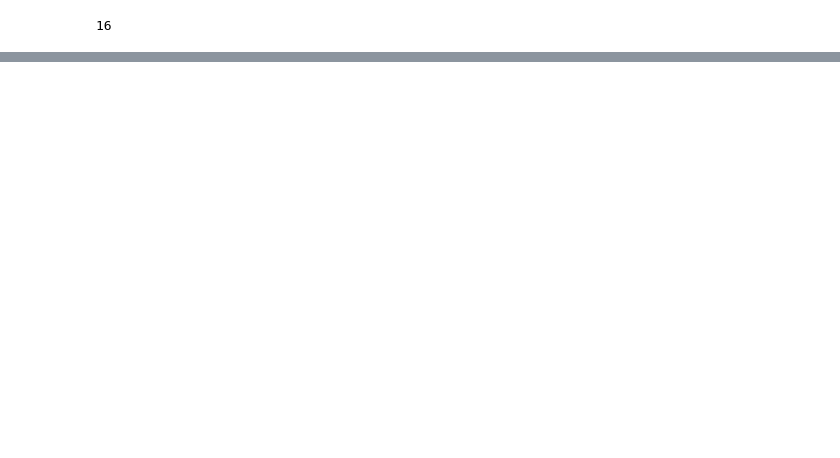
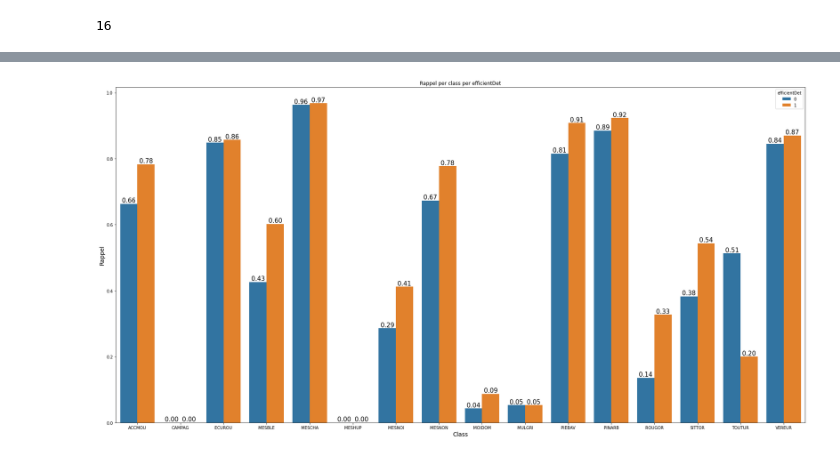
Before and after one commit to deva-sou/OrnithoScope_tflite, a Jupyter notebook: notebooks/model_metrics/global_accuracy_comparaison.ipynb, the cells around one changed output, grey strips where cells are left out. Saved outputs shown, nothing was run; the diff lists cells and outputs as text; code cells hidden in the pictures; blank space fills up the shorter version.

```diff
--- a/notebooks/model_metrics/global_accuracy_comparaison.ipynb
+++ b/notebooks/model_metrics/global_accuracy_comparaison.ipynb
@@ -153,0 +296,4 @@ plot_test2([efficientDet0,efficientDet1], classes)
+# %%
+plot_test3([efficientDet0,efficientDet1],classes,"Rappel")
+# %% [output]
+[figure, added]
```
Also changed, not shown: parts of 16 cells of this notebook, 23 other files.
